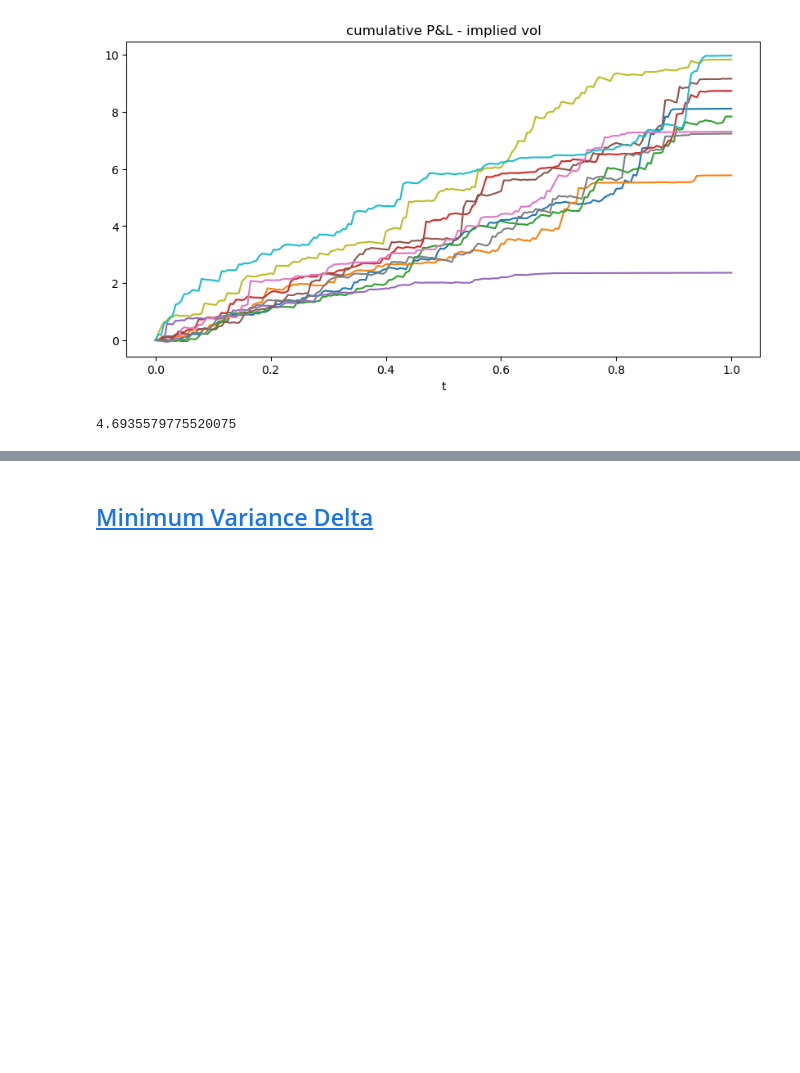
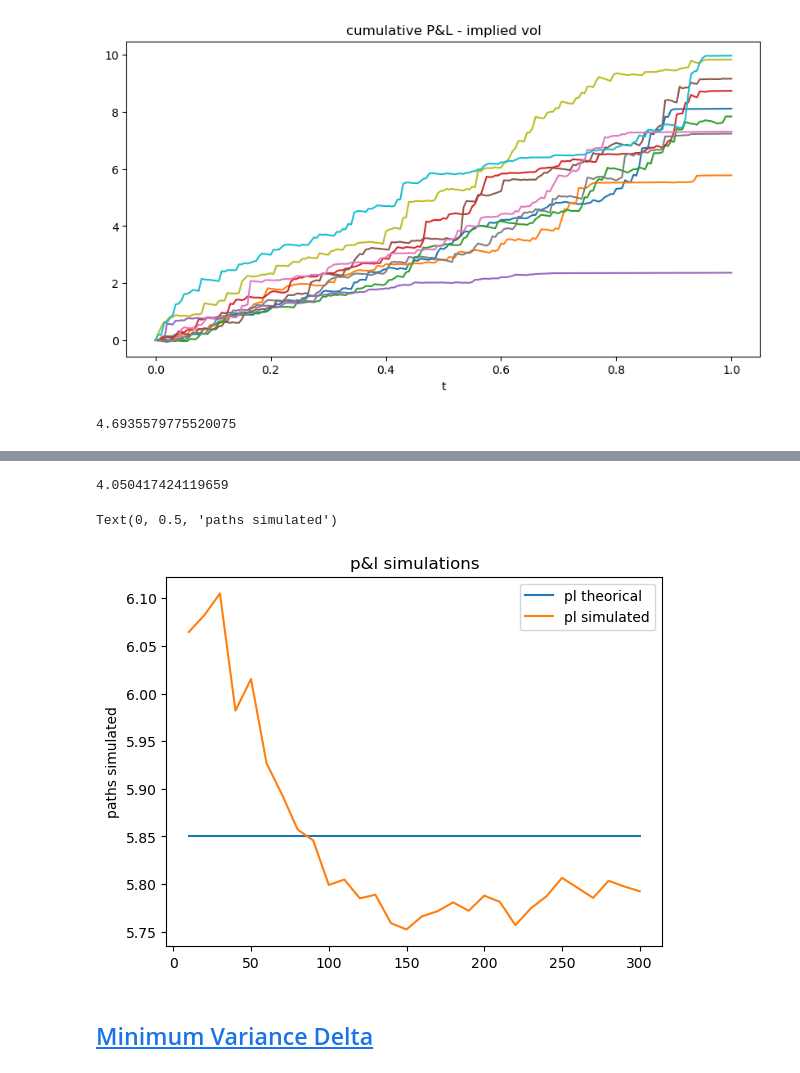
Before and after one commit to fbristotti/cqf, a Jupyter notebook: final/final.ipynb, the cells around one changed output, grey strips where cells are left out. Drawn from its saved outputs; the diff is of its cells as text; code cells hidden in the pictures; blank space fills up the shorter version.

```diff
--- a/final/final.ipynb
+++ b/final/final.ipynb
@@ -667,3 +677,27 @@ np.mean(portfolio_pls), pl_theo
+# %%
+B = np.random.randn(N)
+get_portfolio(S0, r, K, T, N, B, sigma_local, sigma_impl).loc[0].actual_pl_local
+# %% [output]
+4.050417424119659
+# %%
+# calculate the theoretical portfolio p&l
+pl_theo = get_call(S0, sigma_local, 0, r, K, T) - get_call(S0, sigma_impl, 0, r, K, T)
+
+simulations = 300
+result = []
+pl_sum = 0
+for i in range(simulations):
+    pl_sum = pl_sum + get_portfolio(S0, r, K, T, N, np.random.randn(N), sigma_local, sigma_impl).loc[0].actual_pl_local
+    if (i+1) % 10 == 0:
+        result.append([i+1, pl_theo, pl_sum/(i+1)])
+
+pl_study = pd.DataFrame(data=np.array(result)[:,1:], columns=['pl theorical', 'pl simulated'], index=np.array(result)[:,0])
+ax = pl_study.plot(title='p&l simulations')
+ax.set_ylabel('p&l')
+ax.set_ylabel('paths simulated')
+# %% [output]
+Text(0, 0.5, 'paths simulated')
+[figure, added]
 # %% [markdown]
 ## <a id='toc1_1_5_'></a>[Minimum Variance Delta](#toc0_)
 # %% [markdown]
```
Also changed, not shown: parts of 5 cells of this notebook.
